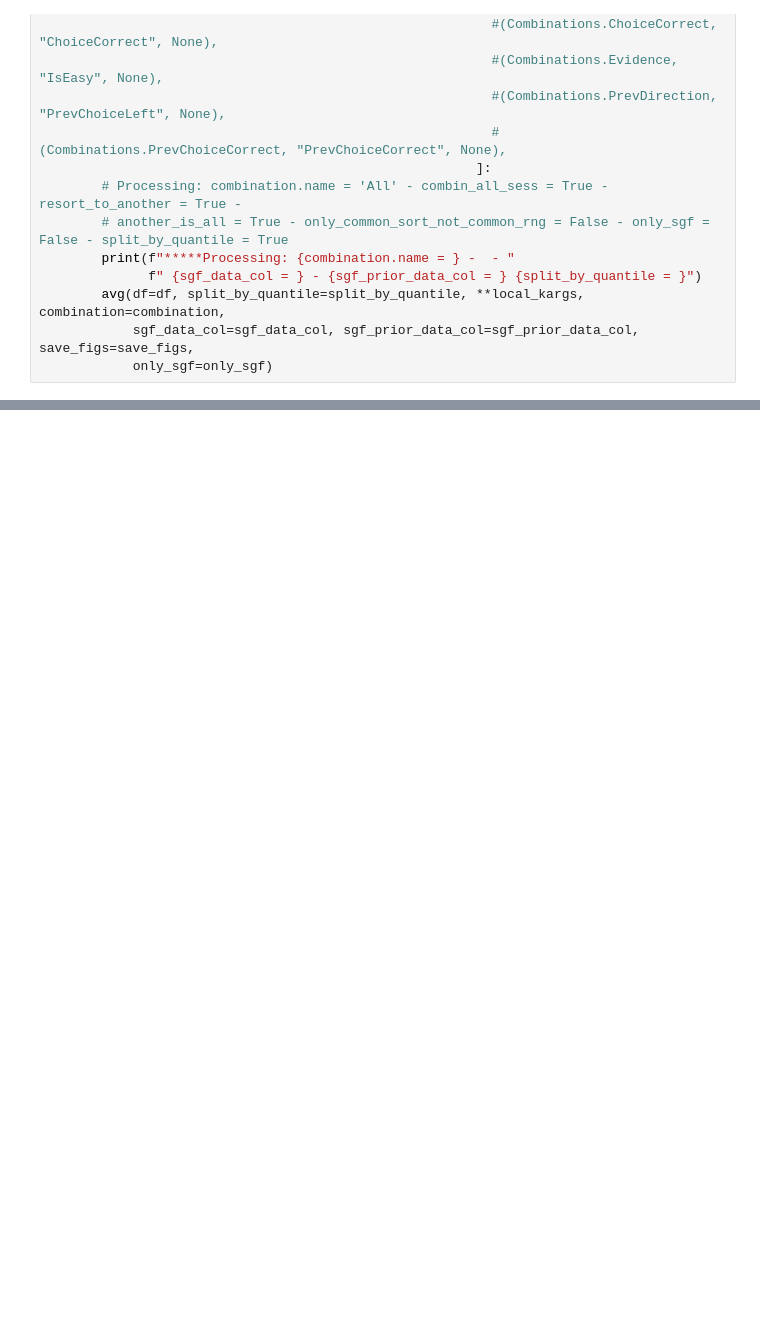
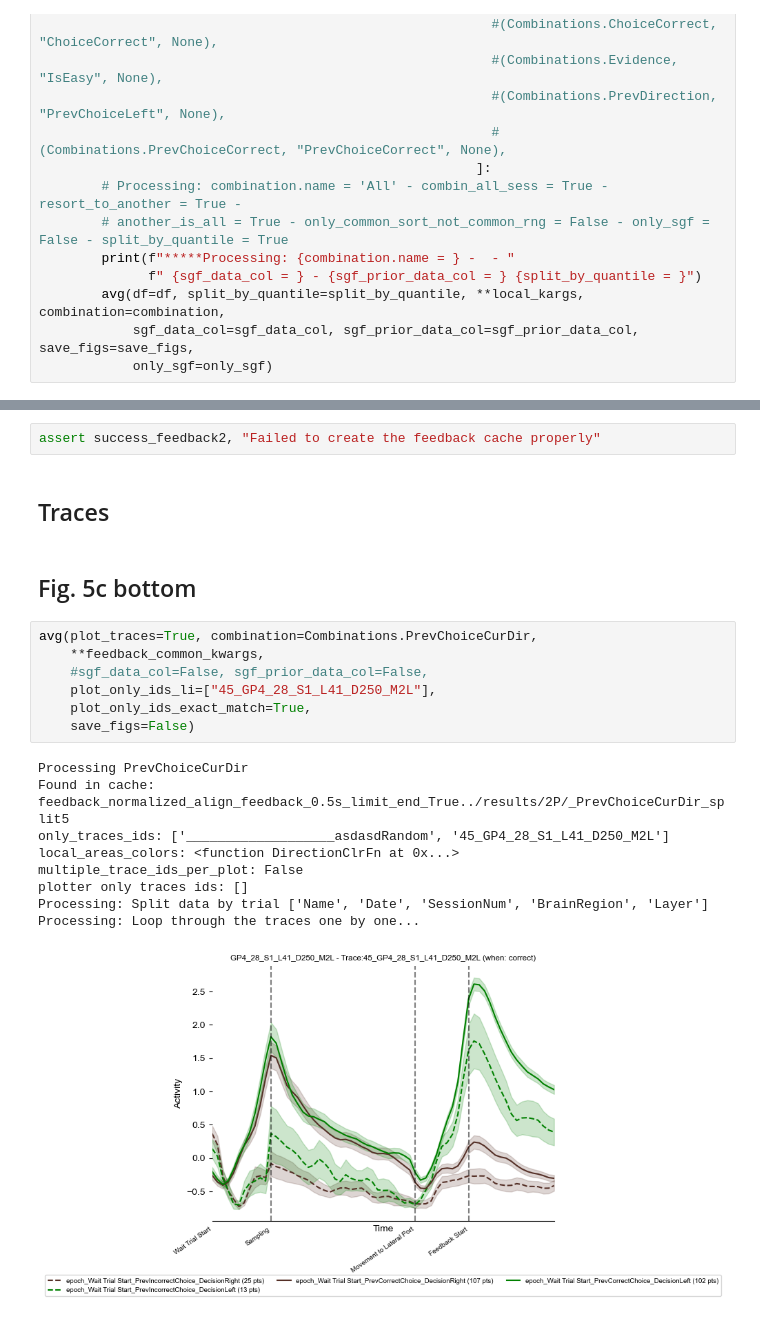
Before and after one commit to oraby/paper_fast_slow, a Jupyter notebook: code/TwoPTraces.ipynb, the cells around one changed output, grey strips where cells are left out. Cells and saved outputs as stored; diff of their text form; blank space fills up the shorter version.

```diff
--- a/code/TwoPTraces.ipynb
+++ b/code/TwoPTraces.ipynb
@@ -970,0 +591,23 @@ TypeError: avg() got an unexpected keyword argument 'only_traces_ids'
+# %%
+assert success_feedback2, "Failed to create the feedback cache properly"
+# %% [markdown]
+## Traces
+# %% [markdown]
+## Fig. 5c bottom
+# %%
+avg(plot_traces=True, combination=Combinations.PrevChoiceCurDir,
+    **feedback_common_kwargs,
+    #sgf_data_col=False, sgf_prior_data_col=False,
+    plot_only_ids_li=["45_GP4_28_S1_L41_D250_M2L"],
+    plot_only_ids_exact_match=True,
+    save_figs=False)
+# %% [output]
+Processing PrevChoiceCurDir
+Found in cache: feedback_normalized_align_feedback_0.5s_limit_end_True../results/2P/_PrevChoiceCurDir_split5
+only_traces_ids: ['___________________asdasdRandom', '45_GP4_28_S1_L41_D250_M2L']
+local_areas_colors: <function DirectionClrFn at 0x...>
+multiple_trace_ids_per_plot: False
+plotter only traces ids: []
+Processing: Split data by trial ['Name', 'Date', 'SessionNum', 'BrainRegion', 'Layer']
+Processing: Loop through the traces one by one...
+[figure, added]
```
Also changed, not shown: parts of 42 cells of this notebook, 7 other files.
